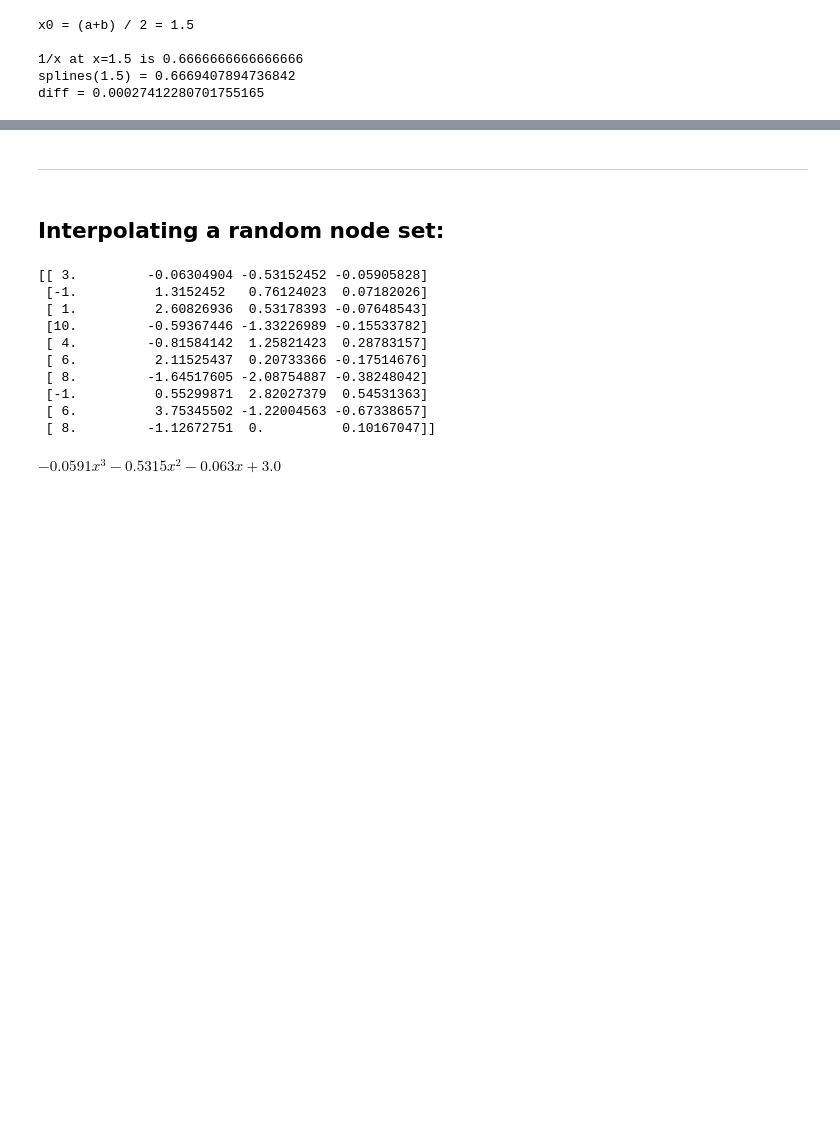
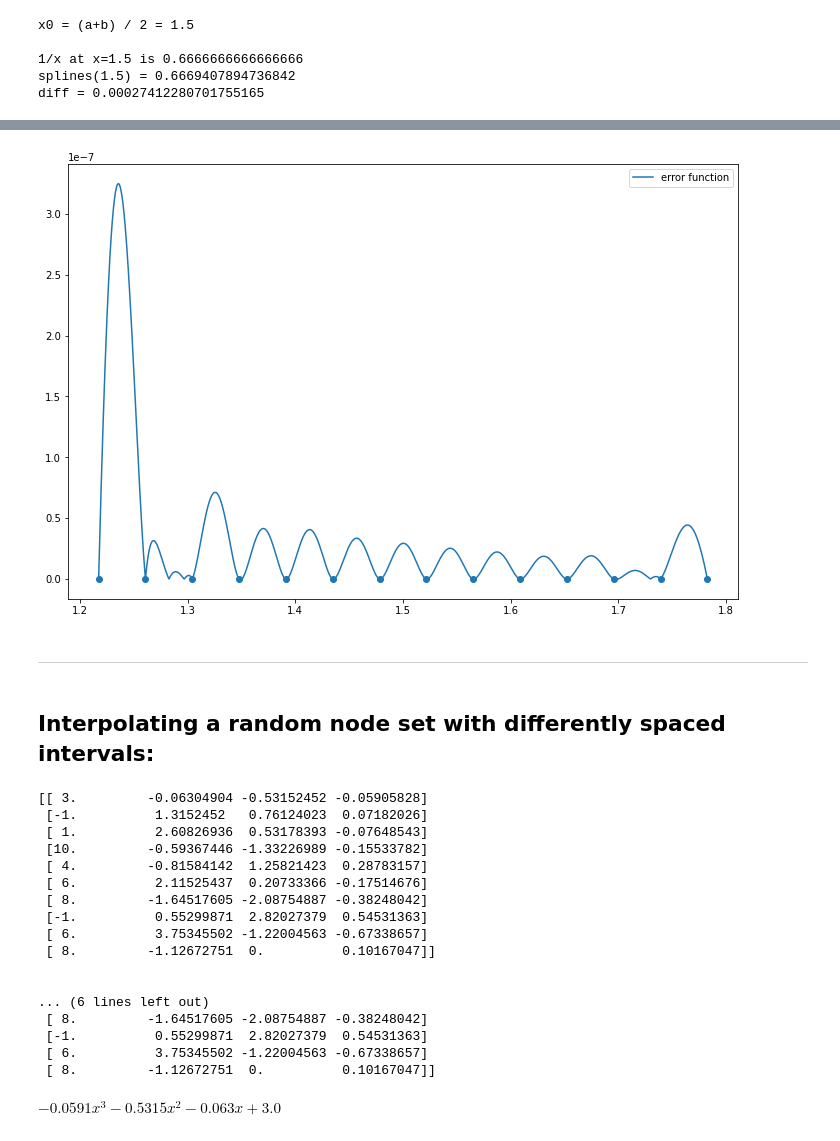
Before and after one commit to rosteeslove/bsuir-4th-term-python-stuff, a Jupyter notebook: numerical_analysis_methods/splineinterpolation/notebook.ipynb, the cells around one changed output, grey strips where cells are left out. Drawn from its saved outputs; the diff is of its cells as text; code cells hidden in the pictures; blank space fills up the shorter version.

```diff
--- a/numerical_analysis_methods/splineinterpolation/notebook.ipynb
+++ b/numerical_analysis_methods/splineinterpolation/notebook.ipynb
@@ -131,13 +170,26 @@ plt.show()
+# %%
+domain = np.linspace(xs[5], xs[-6], 2000)
+
+plt.scatter(xs[5:-5], [0 for _ in xs[5:-5]])
+
+plt.plot(domain, [abs(hyperbole(x) - approx(x)) for x in domain], label='error function')
+plt.legend()
+plt.show()
+# %% [output]
+[figure, added]
 # %% [markdown]
 ***
 # %% [markdown]
-## Interpolating a random node set:
+## Interpolating a random node set with differently spaced intervals:
 # %%
 nodes = [(-15, 0), (-12, 3), (-6, -1), (-5, 1), (-1, 10), (2, 4), (4, 6), (6, 8), (9, -1), (11, 6), (15, 8)]
 xs = [node[0] for node in nodes]
 ys = [node[1] for node in nodes]
 # %%
-spline_coeffs = methods.interpolate(nodes)
+spline_coeffs = methods.spline_coeffs_alpha(nodes)
+print(np.array(spline_coeffs), '\n\n')
+
+spline_coeffs = methods.spline_coeffs_beta(nodes)
 print(np.array(spline_coeffs))
 # %% [output]
 [[ 3.         -0.06304904 -0.53152452 -0.05905828]
@@ -150,4 +202,11 @@ print(np.array(spline_coeffs))
  [-1.          0.55299871  2.82027379  0.54531363]
  [ 6.          3.75345502 -1.22004563 -0.67338657]
  [ 8.         -1.12672751  0.          0.10167047]]
+
+
+... (6 lines left out)
+ [ 8.         -1.64517605 -2.08754887 -0.38248042]
+ [-1.          0.55299871  2.82027379  0.54531363]
+ [ 6.          3.75345502 -1.22004563 -0.67338657]
+ [ 8.         -1.12672751  0.          0.10167047]]
 # %%
```
Also changed, not shown: parts of 16 cells of this notebook, 1 other file.
